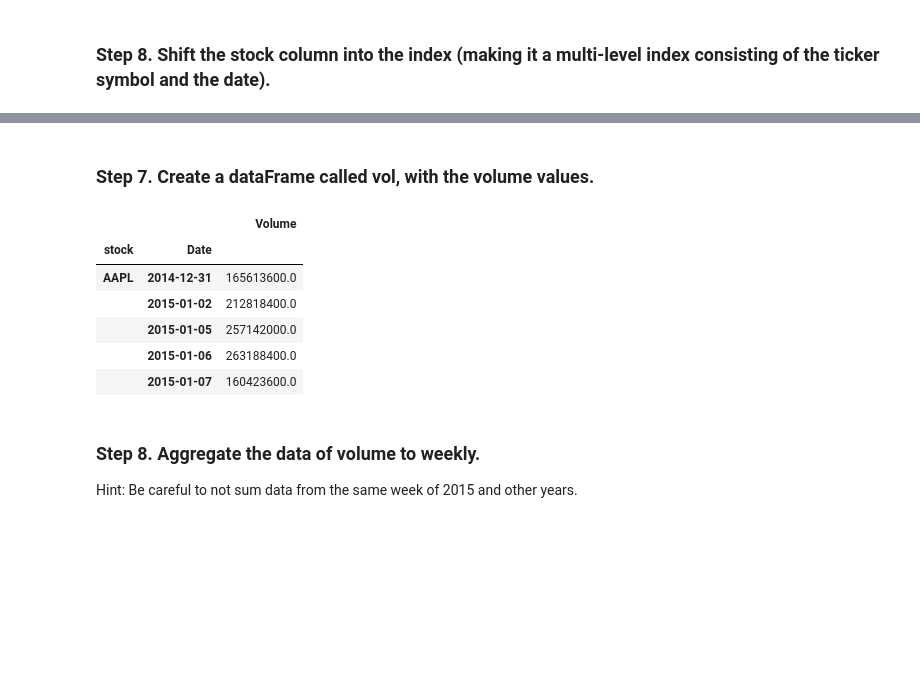
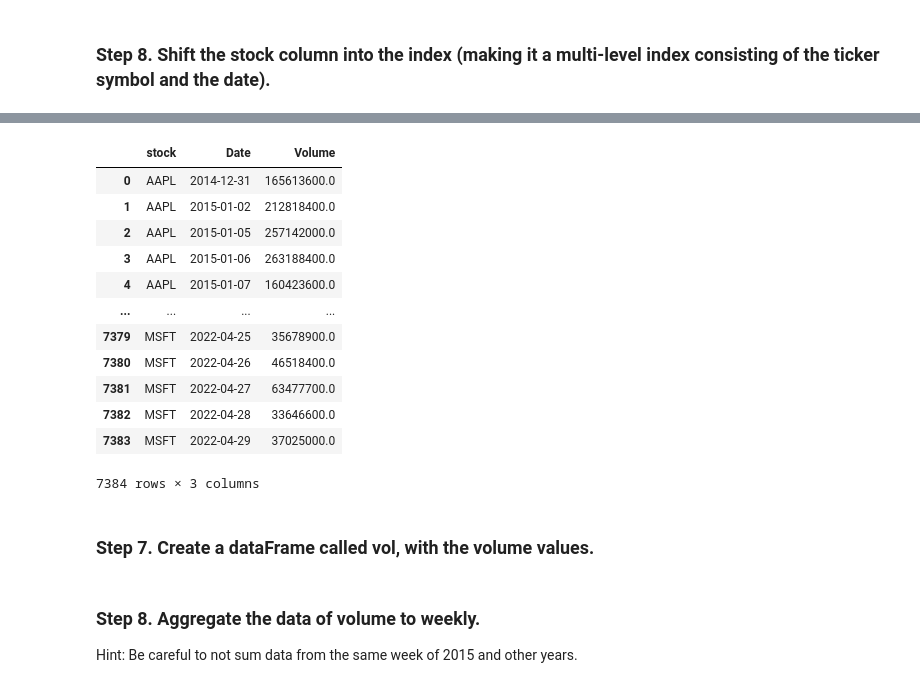
Before and after one commit to zhiyixu/pandas_exercises, a Jupyter notebook: 09_Time_Series/Getting_Financial_Data/Exercises.ipynb, the cells around one changed output, grey strips where cells are left out. Saved outputs shown, nothing was run; the diff lists cells and outputs as text; code cells hidden in the pictures; blank space fills up the shorter version.

```diff
--- a/09_Time_Series/Getting_Financial_Data/Exercises.ipynb
+++ b/09_Time_Series/Getting_Financial_Data/Exercises.ipynb
@@ -90,16 +87,26 @@ Index(['High', 'Low', 'Open', 'Close', 'Volume', 'Adj Close', 'stock', 'Date'],
+# %%
+vol
+# %% [output]
+|  | stock | Date | Volume |
+| 0 | AAPL | 2014-12-31 | 165613600.0 |
+| 1 | AAPL | 2015-01-02 | 212818400.0 |
+| 2 | AAPL | 2015-01-05 | 257142000.0 |
+| 3 | AAPL | 2015-01-06 | 263188400.0 |
+| 4 | AAPL | 2015-01-07 | 160423600.0 |
+| ... | ... | ... | ... |
+| 7379 | MSFT | 2022-04-25 | 35678900.0 |
+| 7380 | MSFT | 2022-04-26 | 46518400.0 |
+| 7381 | MSFT | 2022-04-27 | 63477700.0 |
+| 7382 | MSFT | 2022-04-28 | 33646600.0 |
+| 7383 | MSFT | 2022-04-29 | 37025000.0 |
+7384 rows × 3 columns
 # %% [markdown]
 ### Step 7. Create a dataFrame called vol, with the volume values.
 # %%
 vol = df_stock[["Volume"]]
 vol.head()
+vol = vol.reset_index()
+vol["Date"] = vol["Date"].astype("datetime64[D]")
-# %% [output]
-|  |  | Volume |
-| stock | Date |  |
-| AAPL | 2014-12-31 | 165613600.0 |
-|  | 2015-01-02 | 212818400.0 |
-|  | 2015-01-05 | 257142000.0 |
-|  | 2015-01-06 | 263188400.0 |
-|  | 2015-01-07 | 160423600.0 |
 # %% [markdown]
 ### Step 8. Aggregate the data of volume to weekly.
 Hint: Be careful to not sum data from the same week of 2015 and other years.
```
Also changed, not shown: parts of 3 cells of this notebook, 2 other files.
